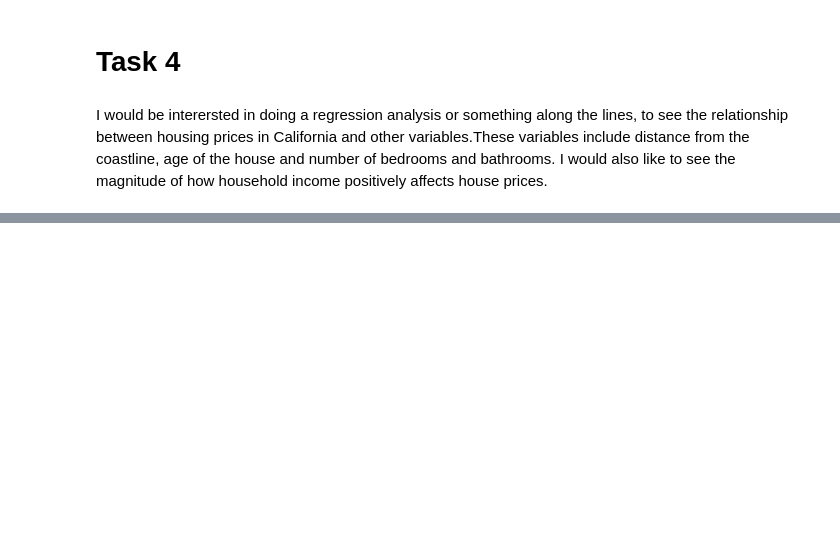
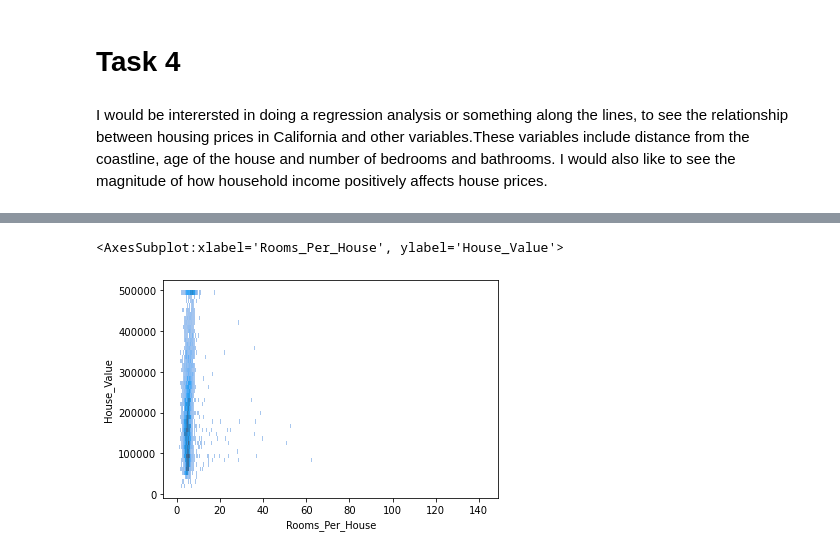
Before and after one commit to abeeto/project-group14-DATA301, a Jupyter notebook: notebooks/analysis2.ipynb, the cells around one changed output, grey strips where cells are left out. Saved outputs shown, nothing was run; the diff lists cells and outputs as text; code cells hidden in the pictures; blank space fills up the shorter version.

```diff
--- a/notebooks/analysis2.ipynb
+++ b/notebooks/analysis2.ipynb
@@ -242,0 +236,5 @@ Answers are primarily grouped under each individual graph.
+# %%
+sns.histplot(houses,x='Rooms_Per_House',y='House_Value')
+# %% [output]
+<AxesSubplot:xlabel='Rooms_Per_House', ylabel='House_Value'>
+[figure, added]
```
Also changed, not shown: parts of 17 cells of this notebook.
